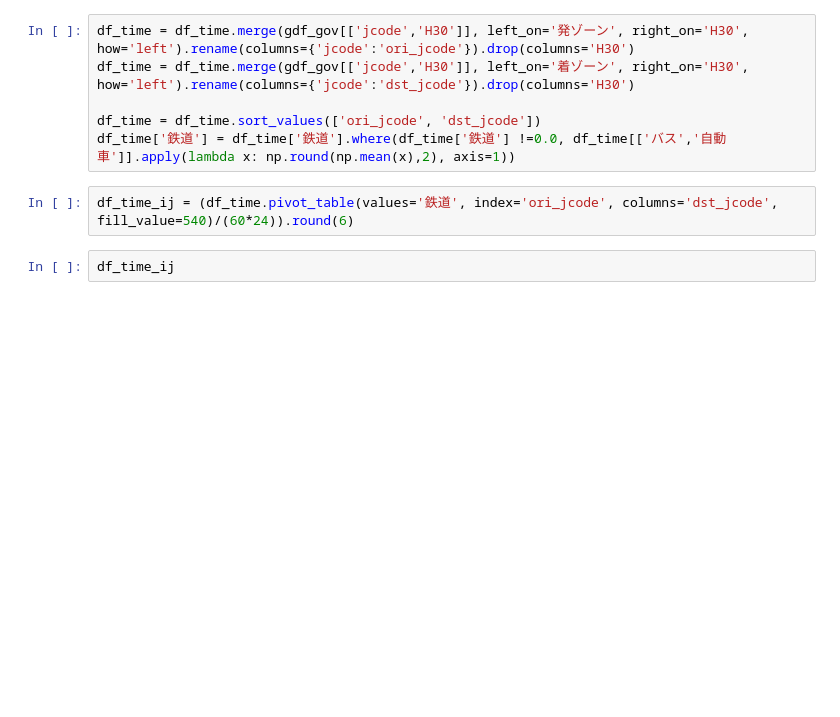
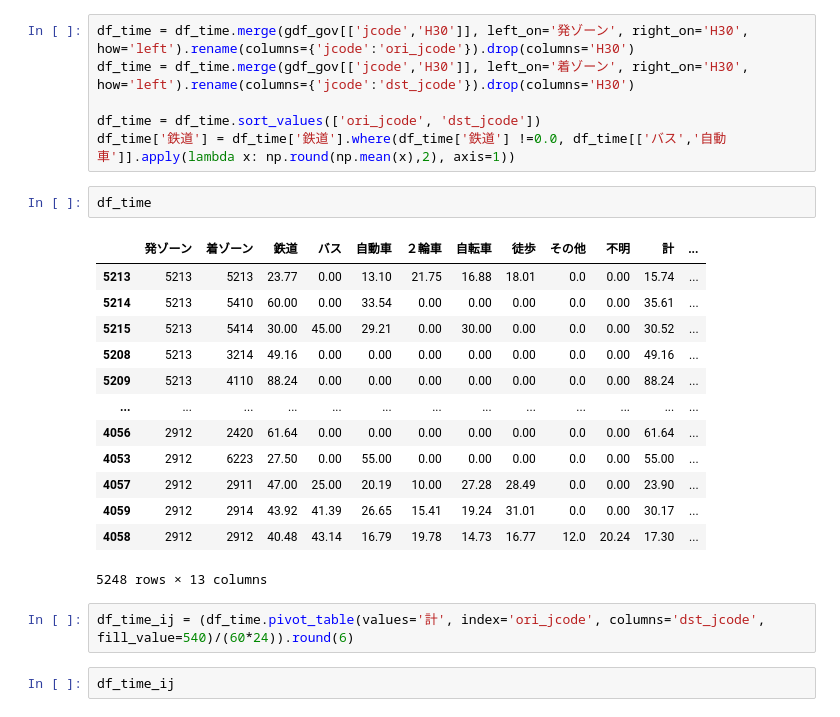
Before and after one commit to nagampere/horkew, a Jupyter notebook: analysis/master_thesis/data_2020.ipynb, the cells around one changed output. Saved outputs shown, nothing was run; the diff lists cells and outputs as text; blank space fills up the shorter version.

```diff
--- a/analysis/master_thesis/data_2020.ipynb
+++ b/analysis/master_thesis/data_2020.ipynb
@@ -352,8 +352,24 @@ df_time = df_time.merge(gdf_gov[['jcode','H30']], left_on='着ゾーン', right_
 
 df_time = df_time.sort_values(['ori_jcode', 'dst_jcode'])
 df_time['鉄道'] = df_time['鉄道'].where(df_time['鉄道'] !=0.0, df_time[['バス','自動車']].apply(lambda x: np.round(np.mean(x),2), axis=1))
+# %%
+df_time
+# %% [output]
+|  | 発ゾーン | 着ゾーン | 鉄道 | バス | 自動車 | ２輪車 | 自転車 | 徒歩 | その他 | 不明 | 計 | ... |
+| 5213 | 5213 | 5213 | 23.77 | 0.00 | 13.10 | 21.75 | 16.88 | 18.01 | 0.0 | 0.00 | 15.74 | ... |
+| 5214 | 5213 | 5410 | 60.00 | 0.00 | 33.54 | 0.00 | 0.00 | 0.00 | 0.0 | 0.00 | 35.61 | ... |
+| 5215 | 5213 | 5414 | 30.00 | 45.00 | 29.21 | 0.00 | 30.00 | 0.00 | 0.0 | 0.00 | 30.52 | ... |
+| 5208 | 5213 | 3214 | 49.16 | 0.00 | 0.00 | 0.00 | 0.00 | 0.00 | 0.0 | 0.00 | 49.16 | ... |
+| 5209 | 5213 | 4110 | 88.24 | 0.00 | 0.00 | 0.00 | 0.00 | 0.00 | 0.0 | 0.00 | 88.24 | ... |
+| ... | ... | ... | ... | ... | ... | ... | ... | ... | ... | ... | ... | ... |
+| 4056 | 2912 | 2420 | 61.64 | 0.00 | 0.00 | 0.00 | 0.00 | 0.00 | 0.0 | 0.00 | 61.64 | ... |
+| 4053 | 2912 | 6223 | 27.50 | 0.00 | 55.00 | 0.00 | 0.00 | 0.00 | 0.0 | 0.00 | 55.00 | ... |
+| 4057 | 2912 | 2911 | 47.00 | 25.00 | 20.19 | 10.00 | 27.28 | 28.49 | 0.0 | 0.00 | 23.90 | ... |
+| 4059 | 2912 | 2914 | 43.92 | 41.39 | 26.65 | 15.41 | 19.24 | 31.01 | 0.0 | 0.00 | 30.17 | ... |
+| 4058 | 2912 | 2912 | 40.48 | 43.14 | 16.79 | 19.78 | 14.73 | 16.77 | 12.0 | 20.24 | 17.30 | ... |
+5248 rows × 13 columns
 # %%
-df_time_ij = (df_time.pivot_table(values='鉄道', index='ori_jcode', columns='dst_jcode', fill_value=540)/(60*24)).round(6)
+df_time_ij = (df_time.pivot_table(values='計', index='ori_jcode', columns='dst_jcode', fill_value=540)/(60*24)).round(6)
 # %%
 df_time_ij
 # %% [output]
```
Also changed, not shown: 7 other files.
